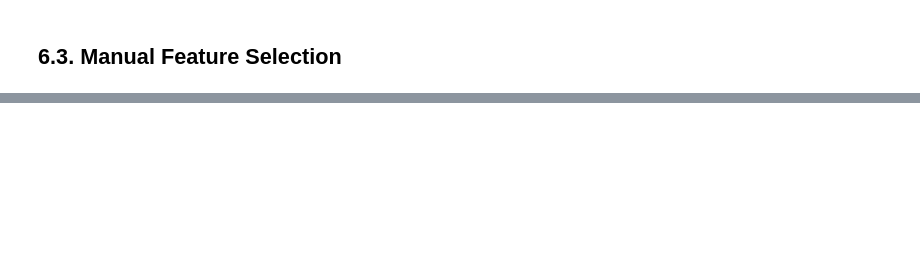
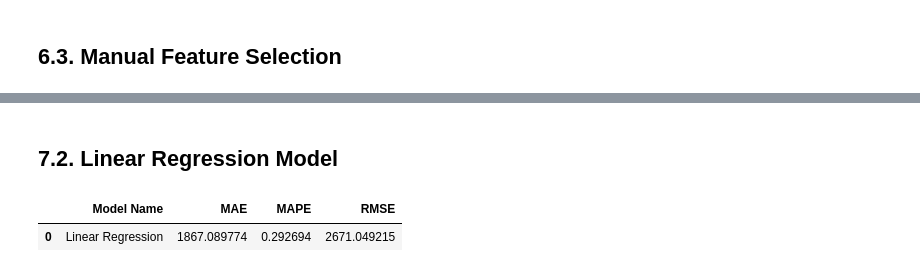
Before and after one commit to luisfelipeSTKD/DS_Em_Producao, a Jupyter notebook: m04_v01_store_sales_prediction.ipynb, the cells around one changed output, grey strips where cells are left out. Cells and saved outputs as stored; diff of their text form; code cells hidden in the pictures; blank space fills up the shorter version.

```diff
--- a/m04_v01_store_sales_prediction.ipynb
+++ b/m04_v01_store_sales_prediction.ipynb
@@ -834,0 +876,15 @@ cols_selected_boruta
+# %% [markdown]
+## 7.2. Linear Regression Model
+# %%
+# model
+lr = LinearRegression().fit( x_train, Y_train )
+
+# prediction
+Yhat_lr = lr.predict( x_test )
+
+# performance
+lr_result = ml_error( 'Linear Regression', np.expm1( Y_test ), np.expm1( Yhat_lr ) )
+lr_result
+# %% [output]
+|  | Model Name | MAE | MAPE | RMSE |
+| 0 | Linear Regression | 1867.089774 | 0.292694 | 2671.049215 |
```
Also changed, not shown: parts of 11 cells of this notebook.
